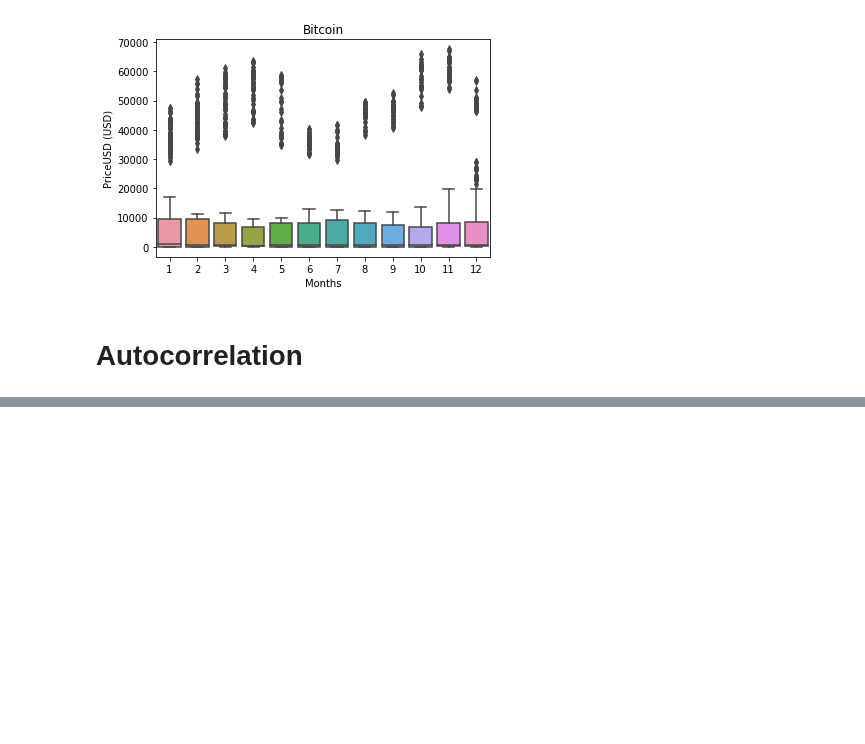
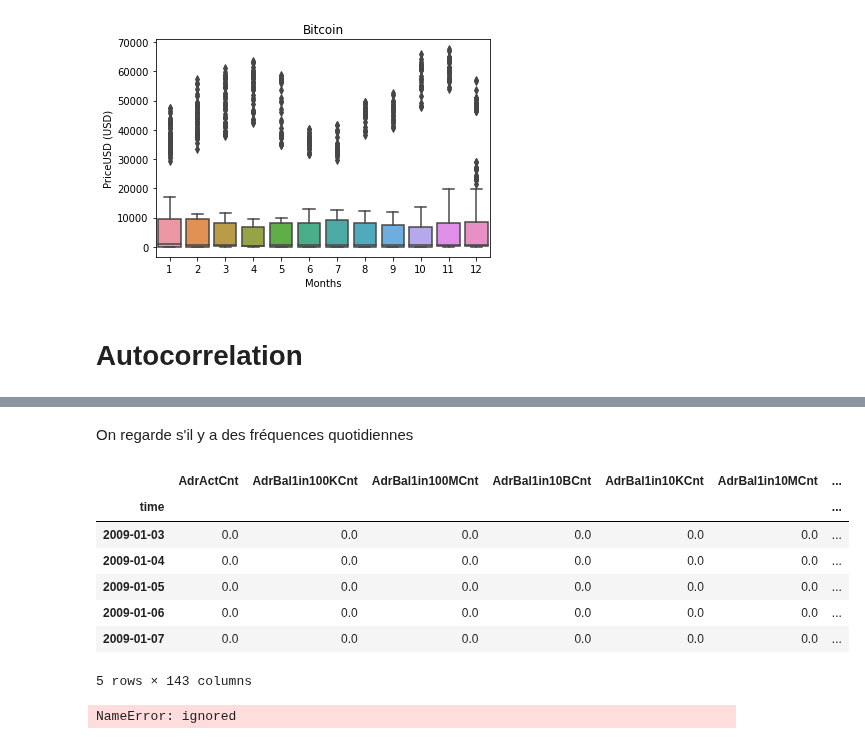
Before and after one commit to Massimo2003/BitcoinProject, a Jupyter notebook: MarcheFinanciers.ipynb, the cells around one changed output, grey strips where cells are left out. Saved outputs shown, nothing was run; the diff lists cells and outputs as text; code cells hidden in the pictures; blank space fills up the shorter version.

```diff
--- a/MarcheFinanciers.ipynb
+++ b/MarcheFinanciers.ipynb
@@ -180,0 +205,18 @@ autocorrelation_plot(btc_data["PriceUSD"]);
+# %% [markdown]
+On regarde s'il y a des fréquences quotidiennes
+# %%
+daily_data = btc_data.asfreq('D')
+daily_data.head()
+# %% [output]
+|  | AdrActCnt | AdrBal1in100KCnt | AdrBal1in100MCnt | AdrBal1in10BCnt | AdrBal1in10KCnt | AdrBal1in10MCnt | ... |
+| time |  |  |  |  |  |  | ... |
+| 2009-01-03 | 0.0 | 0.0 | 0.0 | 0.0 | 0.0 | 0.0 | ... |
+| 2009-01-04 | 0.0 | 0.0 | 0.0 | 0.0 | 0.0 | 0.0 | ... |
+| 2009-01-05 | 0.0 | 0.0 | 0.0 | 0.0 | 0.0 | 0.0 | ... |
+| 2009-01-06 | 0.0 | 0.0 | 0.0 | 0.0 | 0.0 | 0.0 | ... |
+| 2009-01-07 | 0.0 | 0.0 | 0.0 | 0.0 | 0.0 | 0.0 | ... |
+5 rows × 143 columns
+# %%
+daily_data.index
+# %% [output]
+NameError: ignored
```
Also changed, not shown: parts of 5 cells of this notebook.
